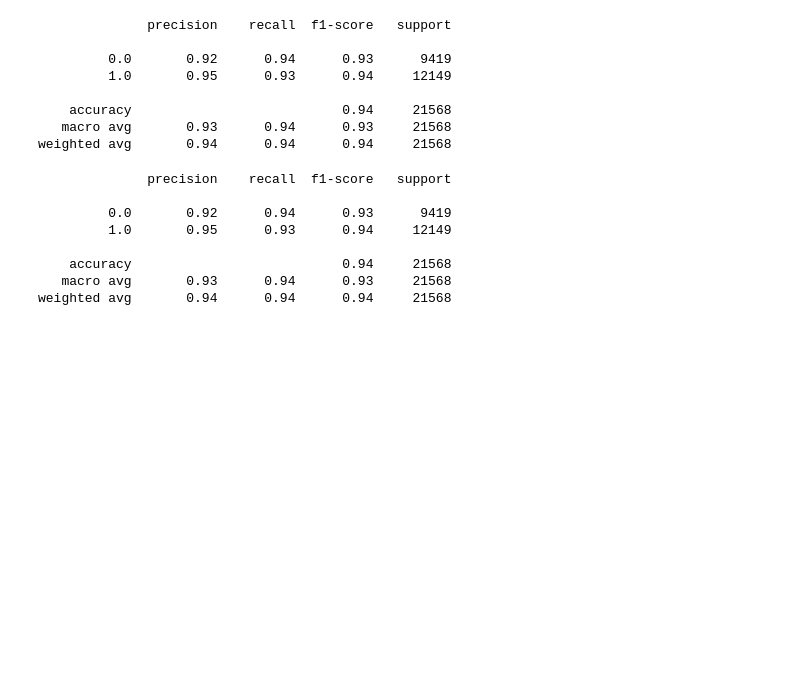
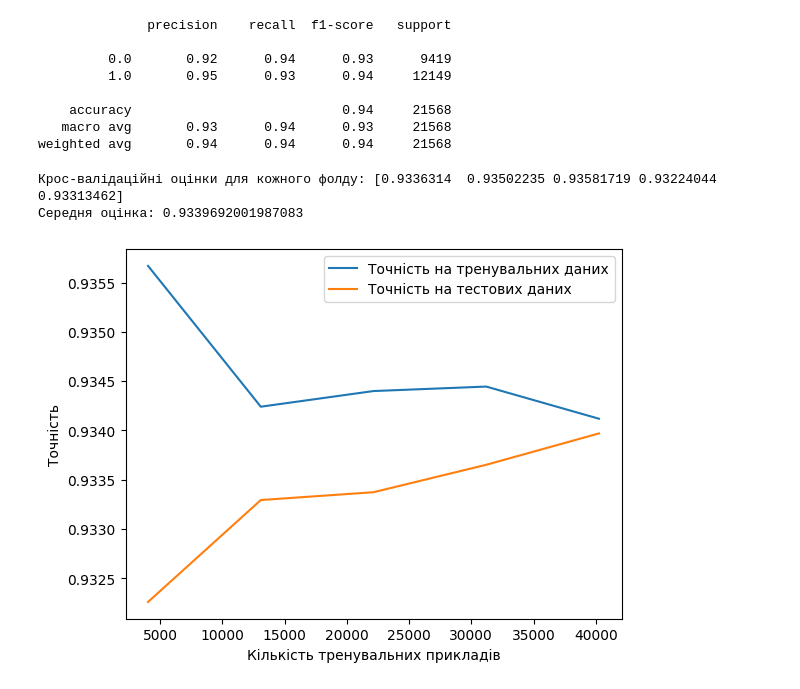
Before and after one commit to carerakjan/goit-telecom-project-group-1, a Jupyter notebook: project/notebooks/decision_tree.ipynb, the cells around one changed output. Drawn from its saved outputs; the diff is of its cells as text; code cells hidden in the pictures; blank space fills up the shorter version.

Commit message:
updated decision tree model with cross-val check and learning curve plot

```diff
--- a/project/notebooks/decision_tree.ipynb
+++ b/project/notebooks/decision_tree.ipynb
@@ -40,3 +20,7 @@ Name: churn, dtype: float64
 from sklearn.model_selection import train_test_split
 
 X_train, X_test, y_train, y_test = train_test_split(df_X, df_y, test_size=0.3, random_state=42)
+# %%
+from sklearn.preprocessing import StandardScaler
+scaler = StandardScaler()
+X_train_scaled = scaler.fit_transform(X_train)
@@ -43,6 +36,6 @@ X_train, X_test, y_train, y_test = train_test_split(df_X, df_y, test_size=0.3, r
 # %%
 from sklearn.tree import DecisionTreeClassifier
 tree = DecisionTreeClassifier(max_depth=3)
-tree.fit(X_train, y_train)
+tree.fit(X_train_scaled, y_train)
 # %% [output]
 DecisionTreeClassifier(max_depth=3)
@@ -91,23 +76,46 @@ print(classification_report(y_test, y_pred_forest))
     accuracy                           0.94     21568
    macro avg       0.93      0.94      0.93     21568
 weighted avg       0.94      0.94      0.94     21568
+# %%
+from sklearn.tree import DecisionTreeClassifier
+from sklearn.model_selection import StratifiedKFold, cross_val_score
+from sklearn.datasets import load_iris
+
+# Завантажимо дані
+data = load_iris()
+X, y = X_train, y_train
+
+# Ініціалізуємо StratifiedKFold з 5 фолдами
+skf = StratifiedKFold(n_splits=5)
+
+# Виконаємо крос-валідацію
+scores = cross_val_score(tree, X, y, cv=skf)
+
+# Виведемо результати
+print("Крос-валідаційні оцінки для кожного фолду:", scores)
+print("Середня оцінка:", scores.mean())
+# %% [output]
+Крос-валідаційні оцінки для кожного фолду: [0.9336314  0.93502235 0.93581719 0.93224044 0.93313462]
+Середня оцінка: 0.9339692001987083
+# %%
+from sklearn.model_selection import learning_curve
+import matplotlib.pyplot as plt
+
+train_sizes, train_scores, test_scores = learning_curve(tree, X_train, y_train, cv=5)
+
+train_scores_mean = train_scores.mean(axis=1)
+test_scores_mean = test_scores.mean(axis=1)
+
+plt.plot(train_sizes, train_scores_mean, label="Точність на тренувальних даних")
+plt.plot(train_sizes, test_scores_mean, label="Точність на тестових даних")
+plt.xlabel("Кількість тренувальних прикладів")
+plt.ylabel("Точність")
+plt.legend()
+plt.show()
+# %% [output]
+[figure, added]
 # %%
 import pickle
 
 with open('../models/decision_tree.pkl', 'wb') as f:
     pickle.dump(tree, f)
-# %%
-# check loaded model
-with open('../models/decision_tree.pkl', 'rb') as f:
-    loaded_model = pickle.load(f)
-    y_pred_forest = tree.predict(X_test)
-    print(classification_report(y_test, y_pred_forest))
-# %% [output]
-              precision    recall  f1-score   support
-
-         0.0       0.92      0.94      0.93      9419
-         1.0       0.95      0.93      0.94     12149
-
-    accuracy                           0.94     21568
-   macro avg       0.93      0.94      0.93     21568
-weighted avg       0.94      0.94      0.94     21568
```
Also changed, not shown: parts of 7 cells of this notebook, 1 other file.
